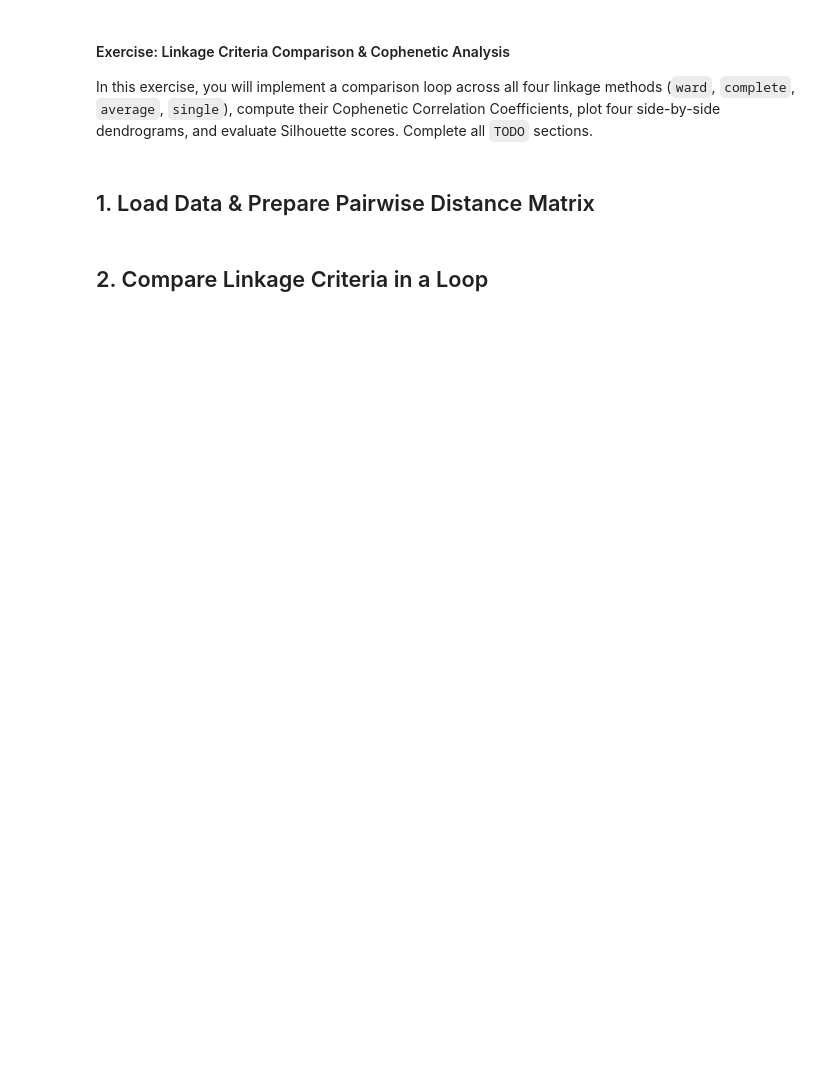
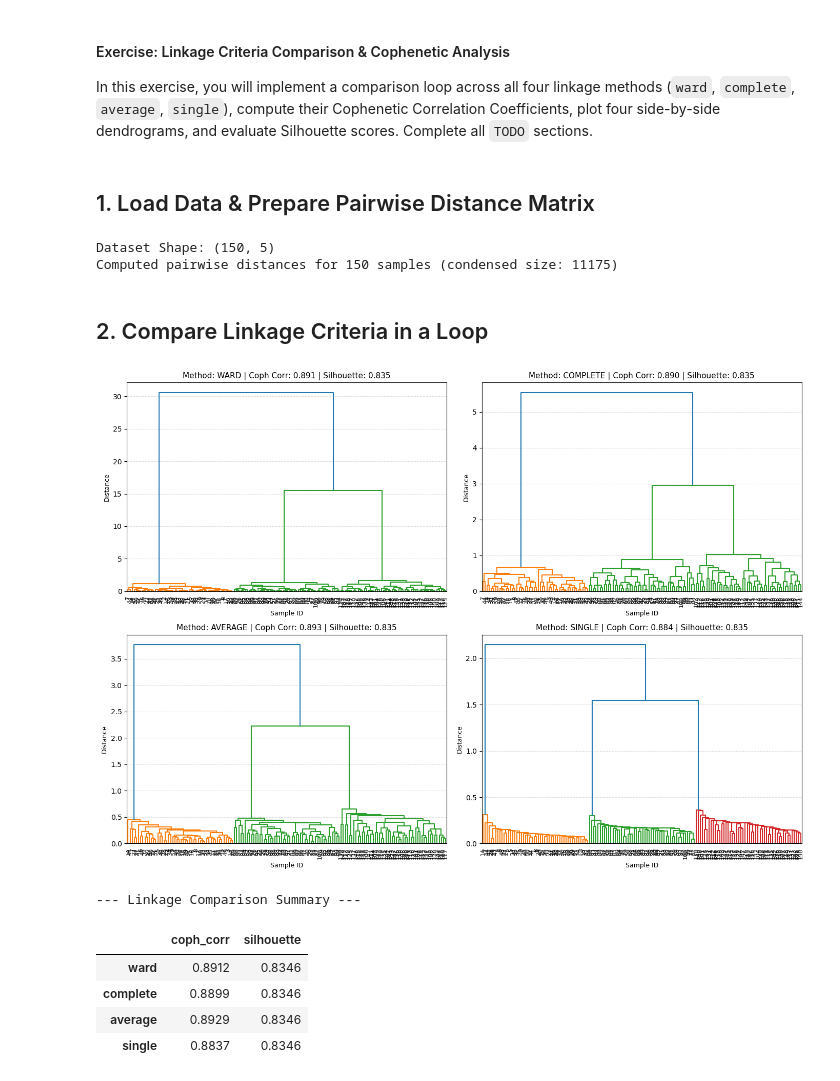
Before and after one commit to Abiads/CDAC-Machine-Learning, a Jupyter notebook: Day9/01_exercise_linkage_comparison.ipynb, the cells around one changed output. Drawn from its saved outputs; the diff is of its cells as text; code cells hidden in the pictures; blank space fills up the shorter version.

Commit message:
feat(day9): add Day 9 hierarchical clustering & DBSCAN implementation, metrics, and documentation

```diff
--- a/Day9/01_exercise_linkage_comparison.ipynb
+++ b/Day9/01_exercise_linkage_comparison.ipynb
@@ -14,7 +14,18 @@ from sklearn.metrics import silhouette_score
 # %% [markdown]
 ## 1. Load Data & Prepare Pairwise Distance Matrix
 # %%
-data_path = Path("../dataset/hierarchical_sample_data.csv")
+import pandas as pd
+import numpy as np
+from pathlib import Path
+from sklearn.preprocessing import StandardScaler
+from scipy.spatial.distance import pdist
+
+data_path = Path("dataset/hierarchical_sample_data.csv")
+if not data_path.exists():
+    data_path = Path("../dataset/hierarchical_sample_data.csv")
+if not data_path.exists():
+    data_path = Path("Day9/dataset/hierarchical_sample_data.csv")
+
 df = pd.read_csv(data_path)
 features = ['feature_1', 'feature_2', 'feature_3', 'feature_4']
 X = df[features]
@@ -23,36 +34,56 @@ X = df[features]
 X_scaled = StandardScaler().fit_transform(X)
 
 # TODO 1: Calculate condensed pairwise Euclidean distances using pdist()
-pairwise_dists = None
+pairwise_dists = pdist(X_scaled, metric="euclidean")
+print(f"Dataset Shape: {df.shape}")
+print(f"Computed pairwise distances for {len(X_scaled)} samples (condensed size: {len(pairwise_dists)})")
+# %% [output]
+Dataset Shape: (150, 5)
+Computed pairwise distances for 150 samples (condensed size: 11175)
 # %% [markdown]
 ## 2. Compare Linkage Criteria in a Loop
 # %%
 linkage_methods = ['ward', 'complete', 'average', 'single']
 results = {}
 
 fig, axes = plt.subplots(2, 2, figsize=(14, 10))
 axes = axes.flatten()
 
 for idx, method in enumerate(linkage_methods):
     # TODO 2: Compute hierarchical linkage matrix Z using linkage()
-    Z = None
+    Z = linkage(X_scaled, method=method)
 
     # TODO 3: Calculate Cophenetic Correlation Coefficient using cophenet()
-    coph_corr = 0.0
+    coph_corr, _ = cophenet(Z, pairwise_dists)
 
     # TODO 4: Fit AgglomerativeClustering with n_clusters=3 and current linkage method
     # Calculate silhouette score on X_scaled
-    sil_score = 0.0
+    clusterer = AgglomerativeClustering(n_clusters=3, linkage=method)
+    cluster_labels = clusterer.fit_predict(X_scaled)
+    sil_score = silhouette_score(X_scaled, cluster_labels)
 
-    results[method] = {'coph_corr': coph_corr, 'silhouette': sil_score}
+    results[method] = {'coph_corr': round(coph_corr, 4), 'silhouette': round(sil_score, 4)}
 
     # Plot dendrogram
     dendrogram(Z, ax=axes[idx], labels=df['sample_id'].values, leaf_font_size=8)
-    axes[idx].set_title(f"Method: {method.upper()} | Coph Corr: {coph_corr:.3f}", fontsize=11)
+    axes[idx].set_title(f"Method: {method.upper()} | Coph Corr: {coph_corr:.3f} | Silhouette: {sil_score:.3f}", fontsize=11)
+    axes[idx].set_xlabel("Sample ID", fontsize=9)
+    axes[idx].set_ylabel("Distance", fontsize=9)
+    axes[idx].grid(axis='y', linestyle='--', alpha=0.4)
 
 plt.tight_layout()
+plt.savefig("Day9/linkage_comparison_dendrograms.png", dpi=150)
 plt.show()
 
 # Display summary table
 summary_df = pd.DataFrame(results).T
-print(summary_df)
+print("--- Linkage Comparison Summary ---")
+display(summary_df)
+# %% [output]
+[figure, added]
+--- Linkage Comparison Summary ---
+|  | coph_corr | silhouette |
+| ward | 0.8912 | 0.8346 |
+| complete | 0.8899 | 0.8346 |
+| average | 0.8929 | 0.8346 |
+| single | 0.8837 | 0.8346 |
```
Also changed, not shown: 19 other files.
